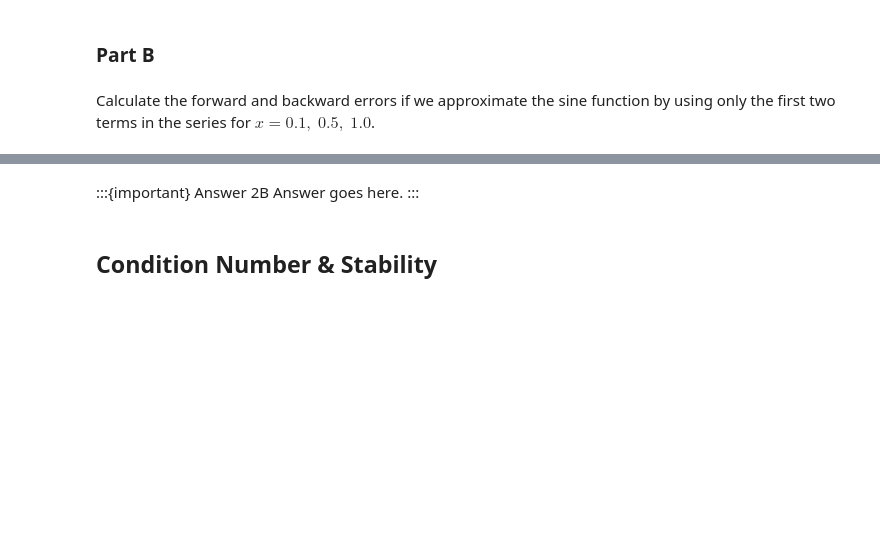
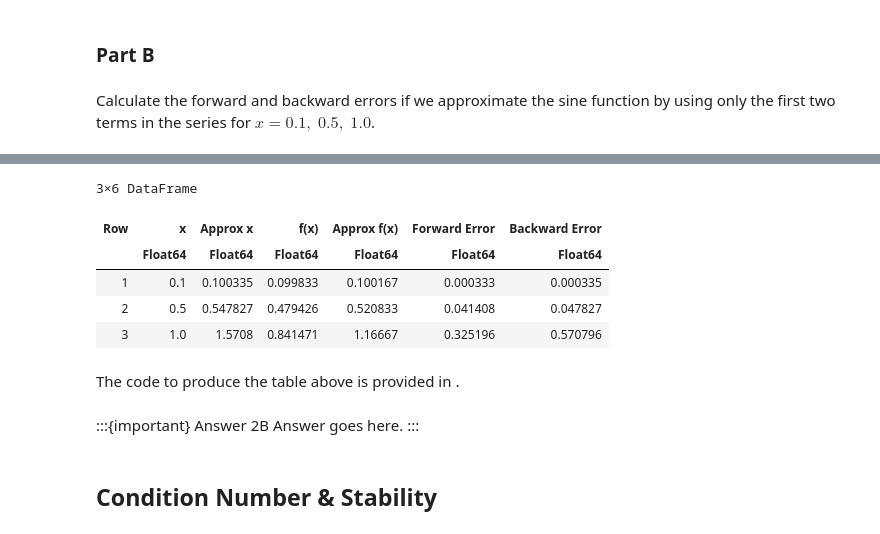
Before and after one commit to jacob-cunningham-ds/me2060, a Jupyter notebook: hw/hw1_code_cunningham.ipynb, the cells around one changed output, grey strips where cells are left out. Saved outputs shown, nothing was run; the diff lists cells and outputs as text; code cells hidden in the pictures; blank space fills up the shorter version.

```diff
--- a/hw/hw1_code_cunningham.ipynb
+++ b/hw/hw1_code_cunningham.ipynb
@@ -368,3 +620,57 @@ Calculate the forward and backward errors if we approximate the sine function by
+# %%
+# Approx x solver for first order approximation of sin(x) = x
+function x_num_2(x::Real)
+    return asin(clamp(x + (x^3 / factorial(3)), -1, 1))
+end
+
+# Given exact x values
+x_exact = [0.1, 0.5, 1.0]
+
+# Given second order approximation
+f_num(x::Real) = x + (x^3 / factorial(3))
+
+# Initialize lists
+x_list = []
+f_x_list = []
+f_x_approx_list = []
+x_approx_list = []
+err_f_list = []
+err_b_list = []
+
+# Loop over the given exact x values to find forward and backward error
+for x in x_exact
+    # Update lists
+    push!(x_list, x)
+    push!(x_approx_list, x_num_2(x))
+    push!(f_x_list, sin(x))
+    push!(f_x_approx_list, f_num(x))
+    push!(err_f_list ,ϵ_f(f_num, sin, x))
+    push!(err_b_list, ϵ_b(x_num_2(x), x))
+end
+
+# Make a dataframe for presentation purposes
+data = Dict(
+    :"x" => round.(Vector{Float64}(x_list), digits=2),
+    :"f(x)" => round.(Vector{Float64}(f_x_list), digits=6),
+    :"Approx f(x)" => round.(Vector{Float64}(f_x_approx_list), digits=6),
+    :"Approx x" => round.(Vector{Float64}(x_approx_list), digits=6),
+    :"Forward Error" => round.(Vector{Float64}(err_f_list), digits=6),
+    :"Backward Error" => round.(Vector{Float64}(err_b_list), digits=6)
+    )
+
+df = dfs.DataFrame(data)
+df = dfs.select(df, [:"x", :"Approx x", :"f(x)",
+        :"Approx f(x)", :"Forward Error", :"Backward Error"])
+dfs.display(df)
+# %% [output]
+3×6 DataFrame
+| Row | x | Approx x | f(x) | Approx f(x) | Forward Error | Backward Error |
+|  | Float64 | Float64 | Float64 | Float64 | Float64 | Float64 |
+| 1 | 0.1 | 0.100335 | 0.099833 | 0.100167 | 0.000333 | 0.000335 |
+| 2 | 0.5 | 0.547827 | 0.479426 | 0.520833 | 0.041408 | 0.047827 |
+| 3 | 1.0 | 1.5708 | 0.841471 | 1.16667 | 0.325196 | 0.570796 |
+# %% [markdown]
+The code to produce the table above is provided in [](#code-p2B).
 # %% [markdown]
 :::{important} Answer 2B
 Answer goes here.
```
Also changed, not shown: parts of 11 cells of this notebook, 2 other files.
